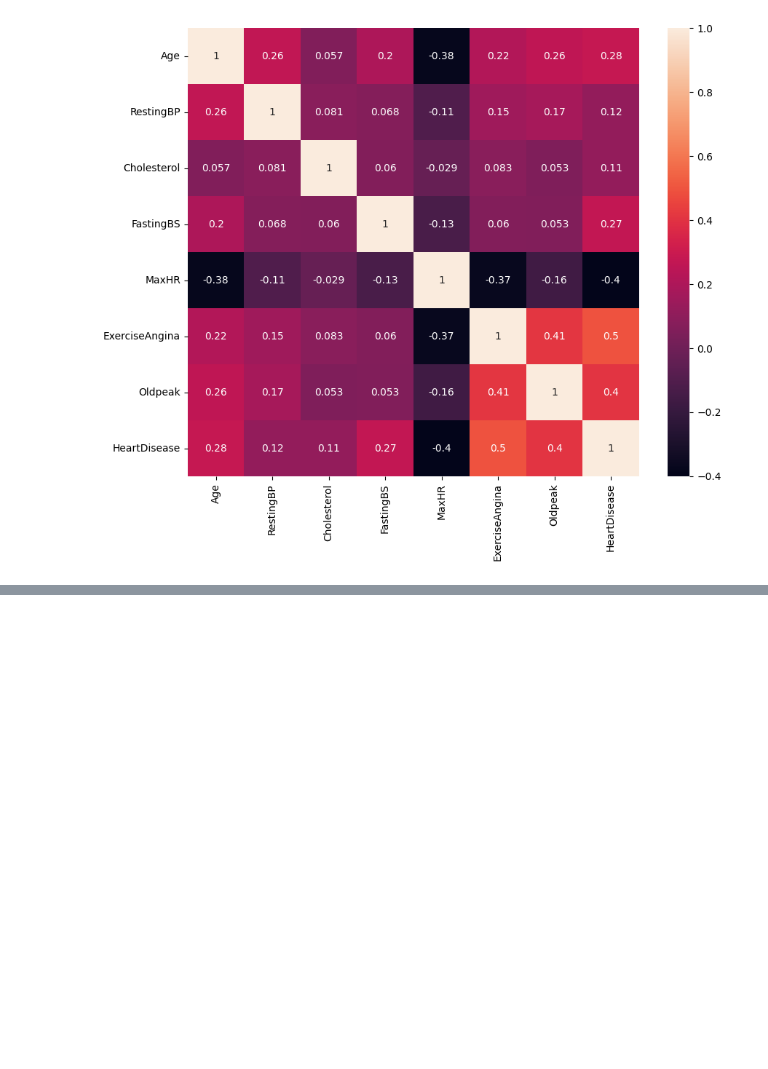
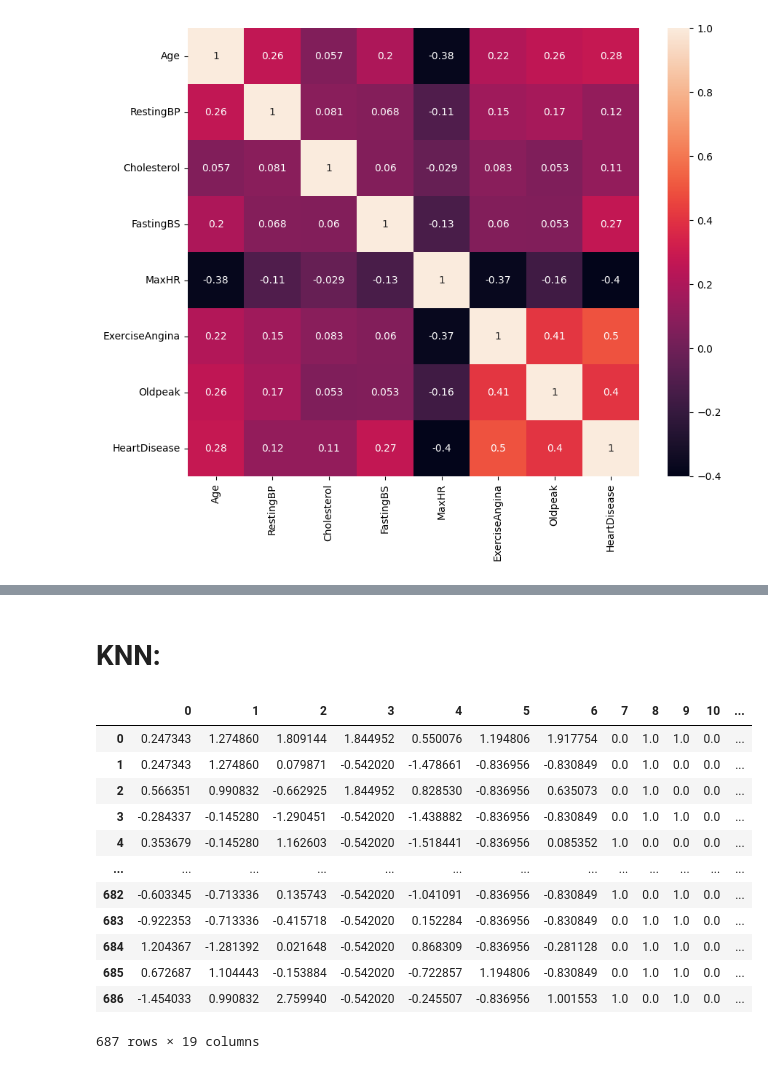
Before and after one commit to fabianestayt/Project-2, a Jupyter notebook: project_heart.ipynb, the cells around one changed output, grey strips where cells are left out. Drawn from its saved outputs; the diff is of its cells as text; code cells hidden in the pictures; blank space fills up the shorter version.

```diff
--- a/project_heart.ipynb
+++ b/project_heart.ipynb
@@ -200,0 +223,2 @@ plt.show()
+# %%
+col_transformer.fit(X_train)
@@ -200,0 +276,19 @@ plt.show()
+# %% [markdown]
+# KNN:
+# %%
+df_train_transformed = pd.DataFrame(X_train_processed)
+df_train_transformed
+# %% [output]
+|  | 0 | 1 | 2 | 3 | 4 | 5 | 6 | 7 | 8 | 9 | 10 | ... |
+| 0 | 0.247343 | 1.274860 | 1.809144 | 1.844952 | 0.550076 | 1.194806 | 1.917754 | 0.0 | 1.0 | 1.0 | 0.0 | ... |
+| 1 | 0.247343 | 1.274860 | 0.079871 | -0.542020 | -1.478661 | -0.836956 | -0.830849 | 0.0 | 1.0 | 0.0 | 0.0 | ... |
+| 2 | 0.566351 | 0.990832 | -0.662925 | 1.844952 | 0.828530 | -0.836956 | 0.635073 | 0.0 | 1.0 | 0.0 | 0.0 | ... |
+| 3 | -0.284337 | -0.145280 | -1.290451 | -0.542020 | -1.438882 | -0.836956 | -0.830849 | 0.0 | 1.0 | 1.0 | 0.0 | ... |
+| 4 | 0.353679 | -0.145280 | 1.162603 | -0.542020 | -1.518441 | -0.836956 | 0.085352 | 1.0 | 0.0 | 0.0 | 0.0 | ... |
+| ... | ... | ... | ... | ... | ... | ... | ... | ... | ... | ... | ... | ... |
+| 682 | -0.603345 | -0.713336 | 0.135743 | -0.542020 | -1.041091 | -0.836956 | -0.830849 | 1.0 | 0.0 | 1.0 | 0.0 | ... |
+| 683 | -0.922353 | -0.713336 | -0.415718 | -0.542020 | 0.152284 | -0.836956 | -0.830849 | 0.0 | 1.0 | 1.0 | 0.0 | ... |
+| 684 | 1.204367 | -1.281392 | 0.021648 | -0.542020 | 0.868309 | -0.836956 | -0.281128 | 0.0 | 1.0 | 1.0 | 0.0 | ... |
+| 685 | 0.672687 | 1.104443 | -0.153884 | -0.542020 | -0.722857 | 1.194806 | -0.830849 | 0.0 | 1.0 | 1.0 | 0.0 | ... |
+| 686 | -1.454033 | 0.990832 | 2.759940 | -0.542020 | -0.245507 | -0.836956 | 1.001553 | 1.0 | 0.0 | 1.0 | 0.0 | ... |
+687 rows × 19 columns
```
Also changed, not shown: parts of 39 cells of this notebook.
